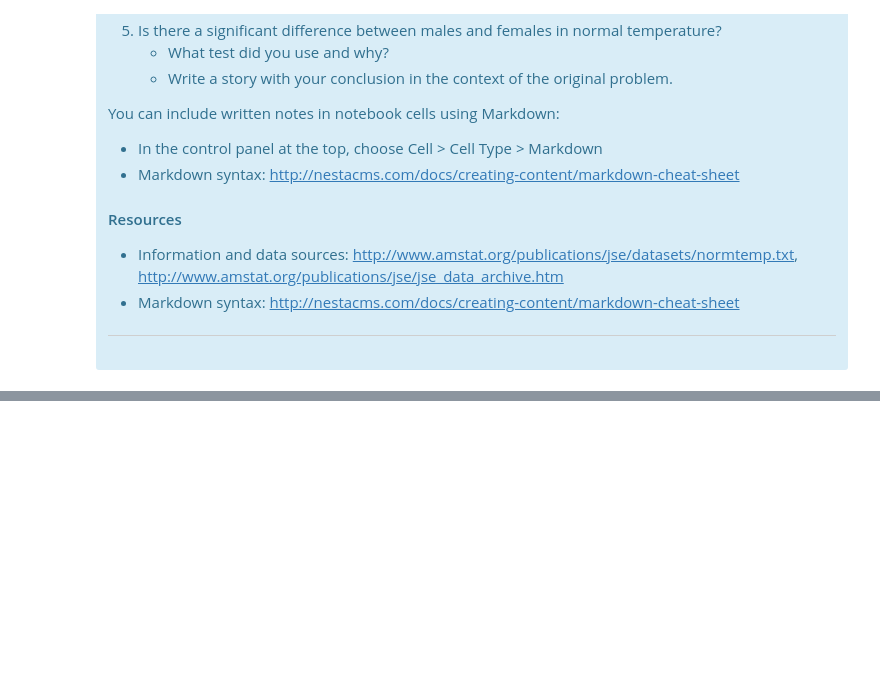
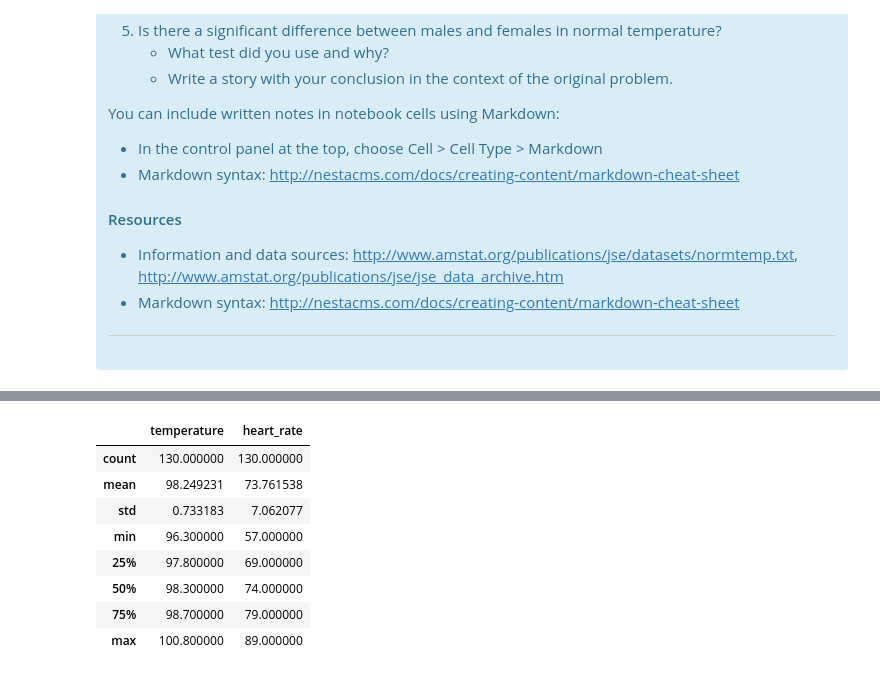
Before and after one commit to leahob/dsi_exercises, a Jupyter notebook: human_temp/sliderule_dsi_inferential_statistics_exercise_1.ipynb, the cells around one changed output, grey strips where cells are left out. Saved outputs shown, nothing was run; the diff lists cells and outputs as text; code cells hidden in the pictures; blank space fills up the shorter version.

```diff
--- a/human_temp/sliderule_dsi_inferential_statistics_exercise_1.ipynb
+++ b/human_temp/sliderule_dsi_inferential_statistics_exercise_1.ipynb
@@ -56,0 +72,12 @@ df = pd.read_csv('data/human_body_temperature.csv')
+# %%
+df.describe()
+# %% [output]
+|  | temperature | heart_rate |
+| count | 130.000000 | 130.000000 |
+| mean | 98.249231 | 73.761538 |
+| std | 0.733183 | 7.062077 |
+| min | 96.300000 | 57.000000 |
+| 25% | 97.800000 | 69.000000 |
+| 50% | 98.300000 | 74.000000 |
+| 75% | 98.700000 | 79.000000 |
+| max | 100.800000 | 89.000000 |
```
Also changed, not shown: parts of 28 cells of this notebook.
